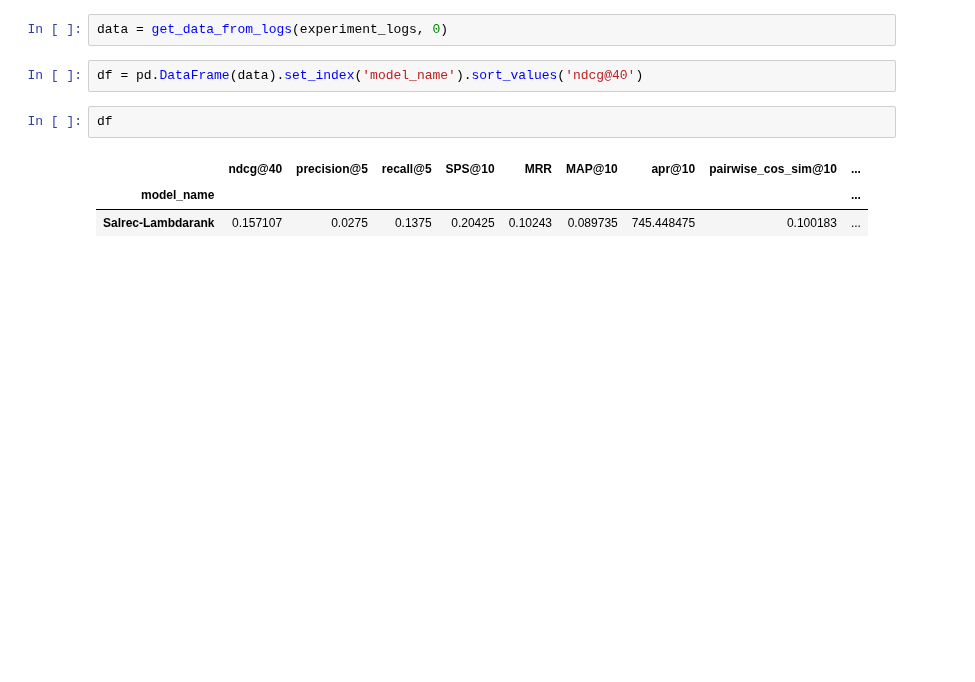
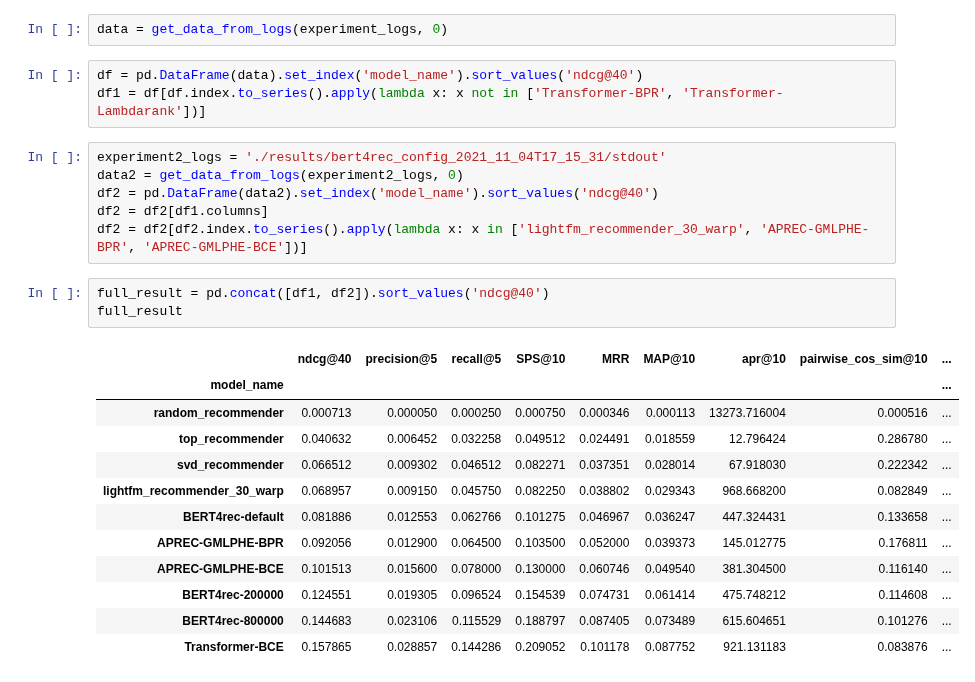
Before and after one commit to asash/gptrec_rl, a Jupyter notebook: evaluation/Results_analysis.ipynb, the cells around one changed output. Saved outputs shown, nothing was run; the diff lists cells and outputs as text; blank space fills up the shorter version.

```diff
--- a/evaluation/Results_analysis.ipynb
+++ b/evaluation/Results_analysis.ipynb
@@ -102,11 +107,28 @@ def moving_average(x, w):
 data = get_data_from_logs(experiment_logs, 0)
 # %%
 df = pd.DataFrame(data).set_index('model_name').sort_values('ndcg@40')
+df1 = df[df.index.to_series().apply(lambda x: x not in ['Transformer-BPR', 'Transformer-Lambdarank'])]
-# %%
-df
-# %% [output]
-|  | ndcg@40 | precision@5 | recall@5 | SPS@10 | MRR | MAP@10 | apr@10 | pairwise_cos_sim@10 | ... |
-| model_name |  |  |  |  |  |  |  |  | ... |
-| Salrec-Lambdarank | 0.157107 | 0.0275 | 0.1375 | 0.20425 | 0.10243 | 0.089735 | 745.448475 | 0.100183 | ... |
+# %%
+experiment2_logs = './results/bert4rec_config_2021_11_04T17_15_31/stdout'
+data2 = get_data_from_logs(experiment2_logs, 0)
+df2 = pd.DataFrame(data2).set_index('model_name').sort_values('ndcg@40')
+df2 = df2[df1.columns]
+df2 = df2[df2.index.to_series().apply(lambda x: x in ['lightfm_recommender_30_warp', 'APREC-GMLPHE-BPR', 'APREC-GMLPHE-BCE'])]
+# %%
+full_result = pd.concat([df1, df2]).sort_values('ndcg@40')
+full_result
+# %% [output]
+|  | ndcg@40 | precision@5 | recall@5 | SPS@10 | MRR | MAP@10 | apr@10 | pairwise_cos_sim@10 | ... |
+| model_name |  |  |  |  |  |  |  |  | ... |
+| random_recommender | 0.000713 | 0.000050 | 0.000250 | 0.000750 | 0.000346 | 0.000113 | 13273.716004 | 0.000516 | ... |
+| top_recommender | 0.040632 | 0.006452 | 0.032258 | 0.049512 | 0.024491 | 0.018559 | 12.796424 | 0.286780 | ... |
+| svd_recommender | 0.066512 | 0.009302 | 0.046512 | 0.082271 | 0.037351 | 0.028014 | 67.918030 | 0.222342 | ... |
+| lightfm_recommender_30_warp | 0.068957 | 0.009150 | 0.045750 | 0.082250 | 0.038802 | 0.029343 | 968.668200 | 0.082849 | ... |
+| BERT4rec-default | 0.081886 | 0.012553 | 0.062766 | 0.101275 | 0.046967 | 0.036247 | 447.324431 | 0.133658 | ... |
+| APREC-GMLPHE-BPR | 0.092056 | 0.012900 | 0.064500 | 0.103500 | 0.052000 | 0.039373 | 145.012775 | 0.176811 | ... |
+| APREC-GMLPHE-BCE | 0.101513 | 0.015600 | 0.078000 | 0.130000 | 0.060746 | 0.049540 | 381.304500 | 0.116140 | ... |
+| BERT4rec-200000 | 0.124551 | 0.019305 | 0.096524 | 0.154539 | 0.074731 | 0.061414 | 475.748212 | 0.114608 | ... |
+| BERT4rec-800000 | 0.144683 | 0.023106 | 0.115529 | 0.188797 | 0.087405 | 0.073489 | 615.604651 | 0.101276 | ... |
+| Transformer-BCE | 0.157865 | 0.028857 | 0.144286 | 0.209052 | 0.101178 | 0.087752 | 921.131183 | 0.083876 | ... |
 # %%
 moving_average_steps=1
```
Also changed, not shown: parts of 4 cells of this notebook.
